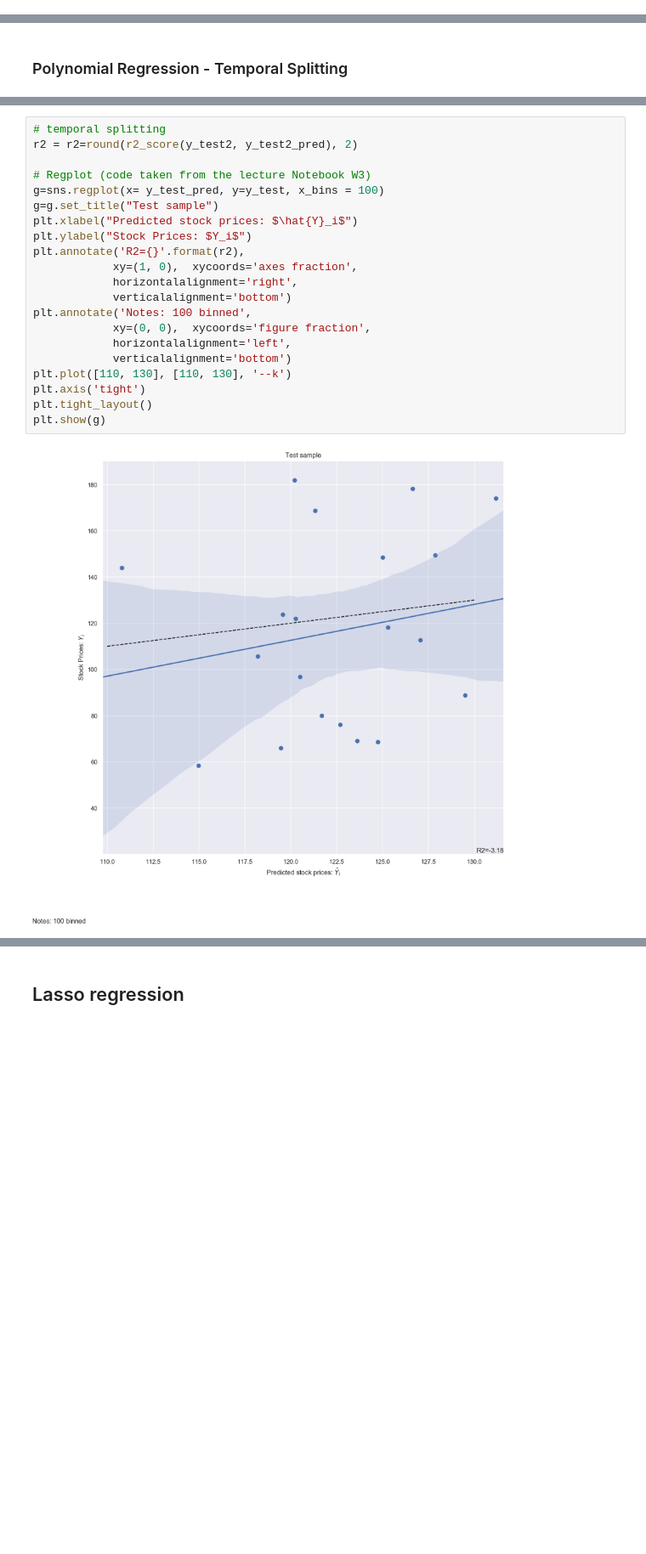
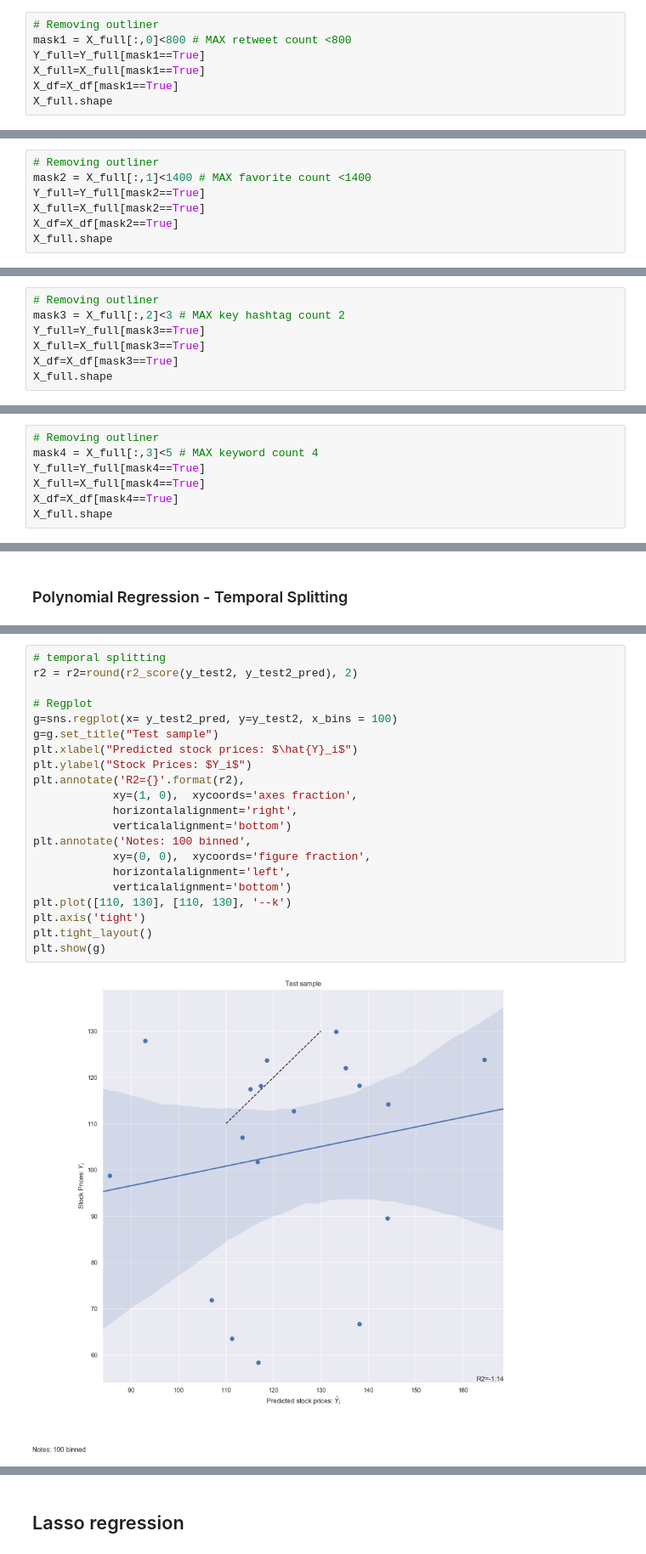
Before and after one commit to eckmanna/big_data_policy_2020, a Jupyter notebook: homeworks/hw1_eckmann.ipynb, the cells around one changed output, grey strips where cells are left out. Shown at 85% size. Cells and saved outputs as stored; diff of their text form; blank space fills up the shorter version.

```diff
--- a/homeworks/hw1_eckmann.ipynb
+++ b/homeworks/hw1_eckmann.ipynb
@@ -906,0 +875,7 @@ X_df.shape
+# %%
+# Removing outliner
+mask1 = X_full[:,0]<800 # MAX retweet count <800
+Y_full=Y_full[mask1==True]
+X_full=X_full[mask1==True]
+X_df=X_df[mask1==True]
+X_full.shape
@@ -906,0 +884,7 @@ X_df.shape
+# %%
+# Removing outliner
+mask2 = X_full[:,1]<1400 # MAX favorite count <1400
+Y_full=Y_full[mask2==True]
+X_full=X_full[mask2==True]
+X_df=X_df[mask2==True]
+X_full.shape
@@ -906,0 +893,7 @@ X_df.shape
+# %%
+# Removing outliner
+mask3 = X_full[:,2]<3 # MAX key hashtag count 2
+Y_full=Y_full[mask3==True]
+X_full=X_full[mask3==True]
+X_df=X_df[mask3==True]
+X_full.shape
@@ -906,0 +902,7 @@ X_df.shape
+# %%
+# Removing outliner
+mask4 = X_full[:,3]<5 # MAX keyword count 4
+Y_full=Y_full[mask4==True]
+X_full=X_full[mask4==True]
+X_df=X_df[mask4==True]
+X_full.shape
@@ -1313,26 +1357,26 @@ test R2: -3.18
 # %%
 # temporal splitting
 r2 = r2=round(r2_score(y_test2, y_test2_pred), 2)
 
-# Regplot (code taken from the lecture Notebook W3)
-g=sns.regplot(x= y_test_pred, y=y_test, x_bins = 100)
+# Regplot
+g=sns.regplot(x= y_test2_pred, y=y_test2, x_bins = 100)
 g=g.set_title("Test sample")
 plt.xlabel("Predicted stock prices: $\hat{Y}_i$")
 plt.ylabel("Stock Prices: $Y_i$")
 plt.annotate('R2={}'.format(r2),
             xy=(1, 0),  xycoords='axes fraction',
             horizontalalignment='right',
             verticalalignment='bottom')
 plt.annotate('Notes: 100 binned',
             xy=(0, 0),  xycoords='figure fraction',
             horizontalalignment='left',
             verticalalignment='bottom')
 plt.plot([110, 130], [110, 130], '--k')
 plt.axis('tight')
 plt.tight_layout()
 plt.show(g)
 # %% [output]
-[figure, old version]
+[figure, new version]
 # %%
 #Let us plot how good given and predicted values match on the training data set (code taken from the lecture Notebook W3)
 plot_fit_quality(y_test2, y_test2_pred)
```
Also changed, not shown: parts of 71 cells of this notebook, 2 other files.
